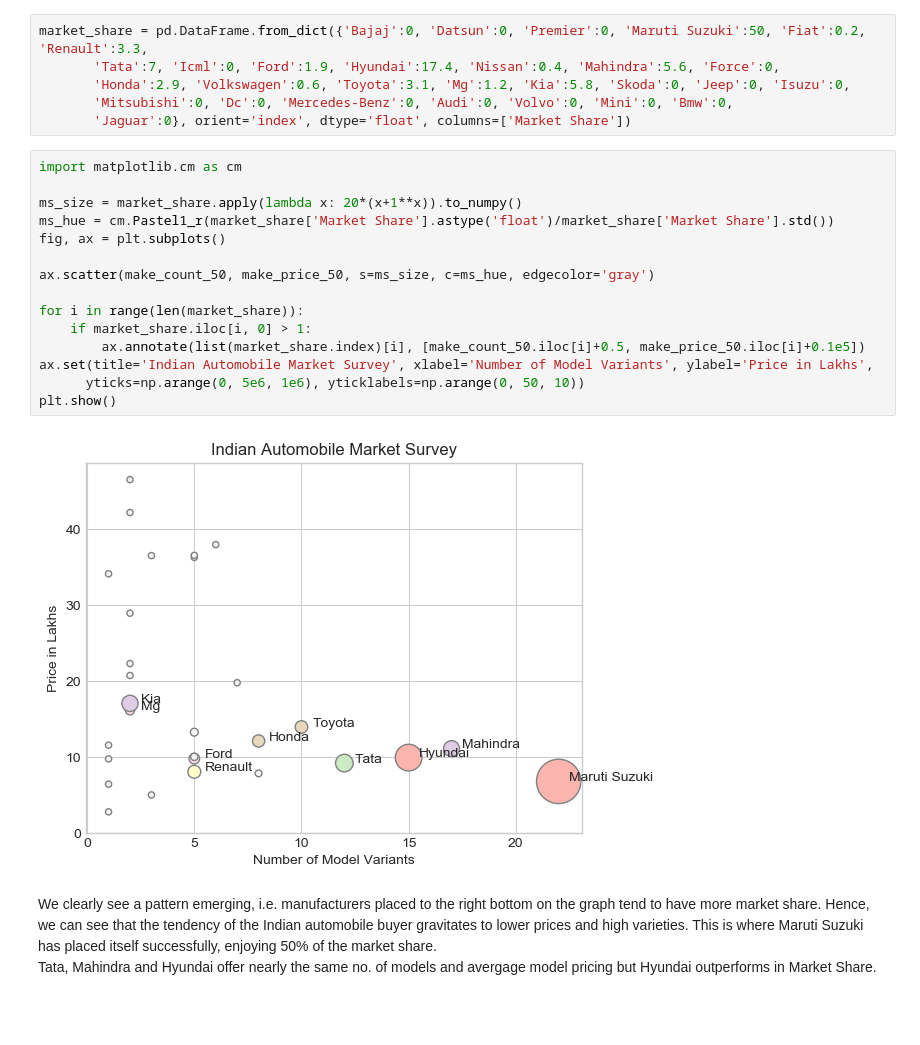
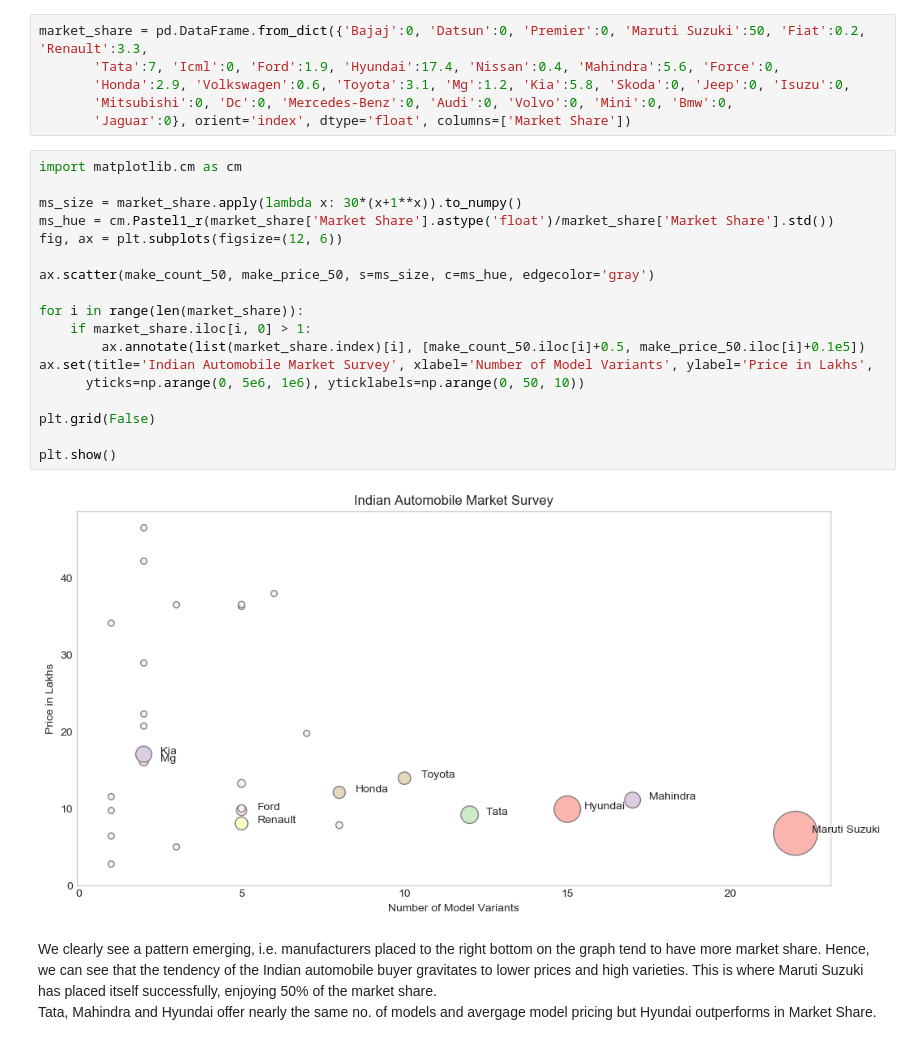
Before and after one commit to abhinavahluwalia/Linear_Regression-Automobile_Price_Prediction_Indian_Market, a Jupyter notebook: Automobile_Price_Prediction.ipynb, the cells around one changed output. Cells and saved outputs as stored; diff of their text form; blank space fills up the shorter version.

```diff
--- a/Automobile_Price_Prediction.ipynb
+++ b/Automobile_Price_Prediction.ipynb
@@ -569,20 +570,23 @@ market_share = pd.DataFrame.from_dict({'Bajaj':0, 'Datsun':0, 'Premier':0, 'Maru
 # %%
 import matplotlib.cm as cm
 
-ms_size = market_share.apply(lambda x: 20*(x+1**x)).to_numpy()
+ms_size = market_share.apply(lambda x: 30*(x+1**x)).to_numpy()
 ms_hue = cm.Pastel1_r(market_share['Market Share'].astype('float')/market_share['Market Share'].std())
-fig, ax = plt.subplots()
+fig, ax = plt.subplots(figsize=(12, 6))
 
 ax.scatter(make_count_50, make_price_50, s=ms_size, c=ms_hue, edgecolor='gray')
 
 for i in range(len(market_share)):
     if market_share.iloc[i, 0] > 1:
         ax.annotate(list(market_share.index)[i], [make_count_50.iloc[i]+0.5, make_price_50.iloc[i]+0.1e5])
 ax.set(title='Indian Automobile Market Survey', xlabel='Number of Model Variants', ylabel='Price in Lakhs',
       yticks=np.arange(0, 5e6, 1e6), yticklabels=np.arange(0, 50, 10))
+
+plt.grid(False)
+
 plt.show()
 # %% [output]
-[figure, old version]
+[figure, new version]
 # %% [markdown]
 We clearly see a pattern emerging, i.e. manufacturers placed to the right bottom on the graph tend to have more market share. Hence, we can see that the tendency of the Indian automobile buyer gravitates to lower prices and high varieties. This is where Maruti Suzuki has placed itself successfully, enjoying 50% of the market share.<br>
 Tata, Mahindra and Hyundai offer nearly the same no. of models and avergage model pricing but Hyundai outperforms in Market Share.
```
Also changed, not shown: parts of 74 cells of this notebook.
